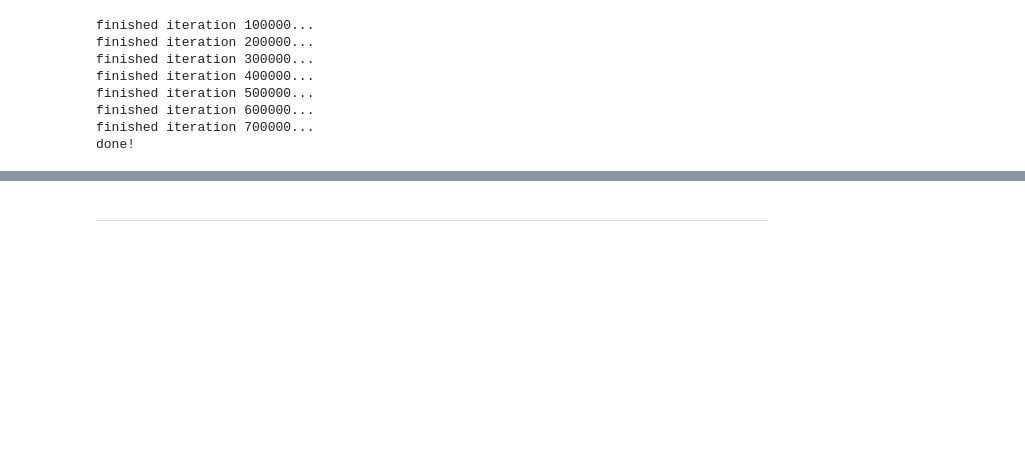
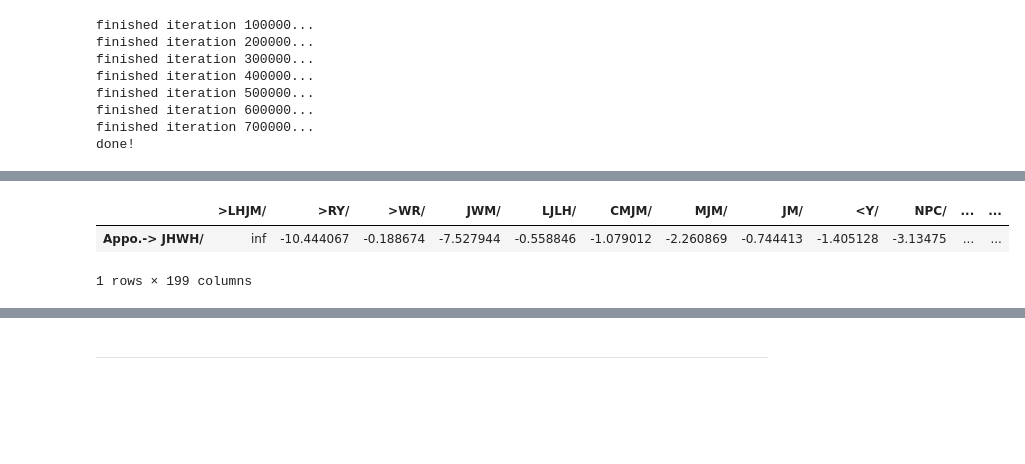
Before and after one commit to codykingham/noun_semantics, a Jupyter notebook: analysis/noun_semantics.ipynb, the cells around one changed output, grey strips where cells are left out. Drawn from its saved outputs; the diff is of its cells as text; code cells hidden in the pictures; blank space fills up the shorter version.

```diff
--- a/analysis/noun_semantics.ipynb
+++ b/analysis/noun_semantics.ipynb
@@ -485,0 +478,17 @@ fisherdata
+# %%
+expectedfreqs = (data+b_matrix) * (data+c_matrix) / (data+b_matrix+c_matrix+d_matrix)
+fishertransf = collections.defaultdict(lambda: collections.defaultdict())
+
+for lex in data.columns:
+    for colex in data.index:
+        observed_freq = data[lex][colex]
+        exp_freq = expectedfreqs[lex][colex]
+        pvalue = fisherdata[lex][colex]
+        if observed_freq < exp_freq:
+            logv = np.log10(pvalue)
+            fishertransf[lex][colex] = logv
+        else:
+            logv = -np.log10(pvalue)
+            fishertransf[lex][colex] = logv
+
+fishertransf = pd.DataFrame(fishertransf)
@@ -485,0 +497,6 @@ fisherdata
+# %%
+fishertransf[(fishertransf == np.inf).any(1)]
+# %% [output]
+|  | >LHJM/ | >RY/ | >WR/ | JWM/ | LJLH/ | CMJM/ | MJM/ | JM/ | <Y/ | NPC/ | ... | ... |
+| Appo.-> JHWH/ | inf | -10.444067 | -0.188674 | -7.527944 | -0.558846 | -1.079012 | -2.260869 | -0.744413 | -1.405128 | -3.13475 | ... | ... |
+1 rows × 199 columns
```
Also changed, not shown: parts of 25 cells of this notebook.
